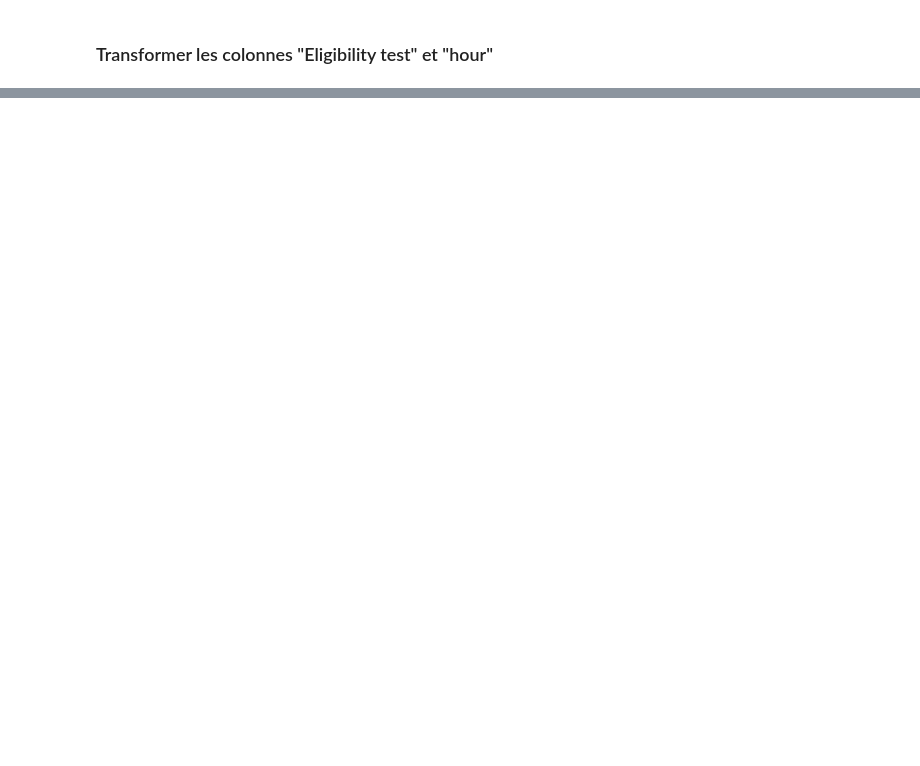
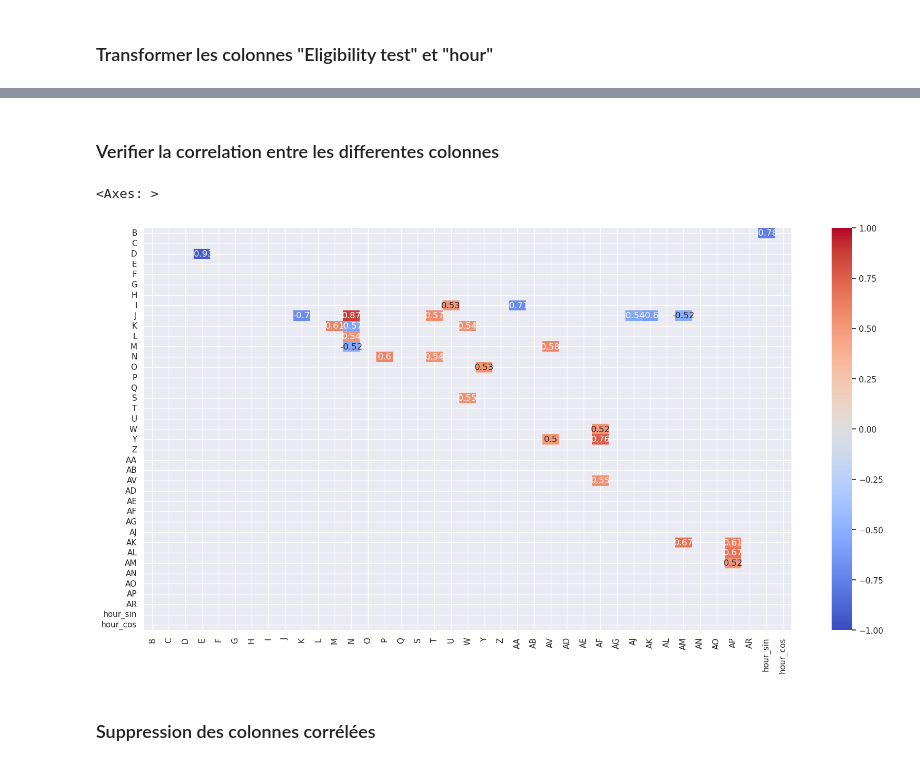
Before and after one commit to beryl-07/data-science-mini-project, a Jupyter notebook: main.ipynb, the cells around one changed output, grey strips where cells are left out. Saved outputs shown, nothing was run; the diff lists cells and outputs as text; code cells hidden in the pictures; blank space fills up the shorter version.

```diff
--- a/main.ipynb
+++ b/main.ipynb
@@ -204,0 +195,2 @@ df.head()
+# %%
+df_cp = df.copy(deep=True)
@@ -204,0 +216,22 @@ df.head()
+# %% [markdown]
+### Verifier la correlation entre les differentes colonnes
+# %%
+# Calculate correlation matrix
+corr = df_cp.corr()
+
+# Filter correlations greater than 0.5 in absolute value
+filtered_corr = corr.where((corr.abs() > 0.5) & (corr.abs() < 1))
+
+# Create a mask to hide NaNs and the lower triangle
+mask = filtered_corr.isnull() | (np.tril(np.ones(filtered_corr.shape)).astype(bool))
+
+figure = plt.figure(figsize=(20, 10))
+sns.heatmap(filtered_corr, mask=mask, annot=True, cmap='coolwarm',
+            vmin=-1.0, vmax=1.0,
+            xticklabels=corr.columns.values,
+            yticklabels=corr.columns.values)
+# %% [output]
+<Axes: >
+[figure, added]
+# %% [markdown]
+### Suppression des colonnes corrélées
```
Also changed, not shown: parts of 31 cells of this notebook, 1 other file.
